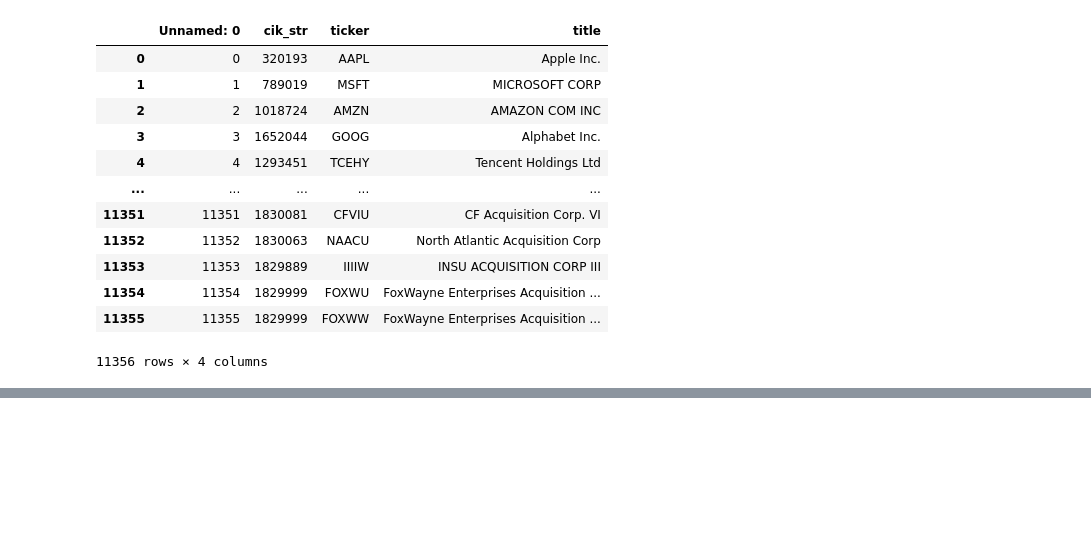
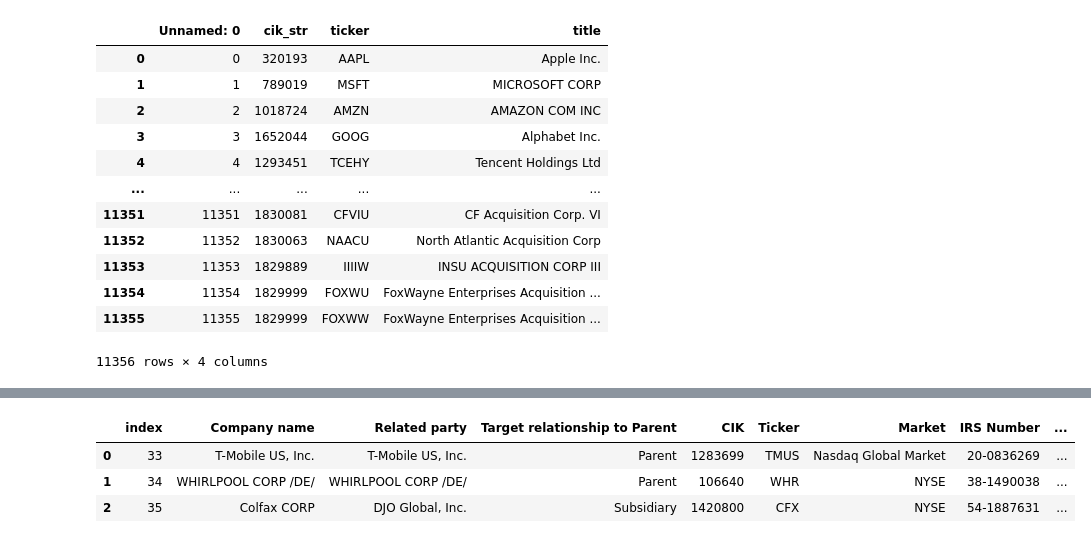
Before and after one commit to Zeyuzhao/BreachPrice, a Jupyter notebook: notebooks/main.ipynb, the cells around one changed output, grey strips where cells are left out. Saved outputs shown, nothing was run; the diff lists cells and outputs as text; code cells hidden in the pictures; blank space fills up the shorter version.

```diff
--- a/notebooks/main.ipynb
+++ b/notebooks/main.ipynb
@@ -233,0 +234,12 @@ ticker_df
+# %%
+a = test_df.head(3).reset_index()
+b = pd.DataFrame(lst, columns = ['x', 'y'])
+# display(a)
+# display(b)
+concatenated = pd.concat([a, b], axis=1, join='inner')
+display(concatenated)
+# %% [output]
+|  | index | Company name | Related party | Target relationship to Parent | CIK | Ticker | Market | IRS Number | ... |
+| 0 | 33 | T-Mobile US, Inc. | T-Mobile US, Inc. | Parent | 1283699 | TMUS | Nasdaq Global Market | 20-0836269 | ... |
+| 1 | 34 | WHIRLPOOL CORP /DE/ | WHIRLPOOL CORP /DE/ | Parent | 106640 | WHR | NYSE | 38-1490038 | ... |
+| 2 | 35 | Colfax CORP | DJO Global, Inc. | Subsidiary | 1420800 | CFX | NYSE | 54-1887631 | ... |
```
Also changed, not shown: parts of 10 cells of this notebook.
